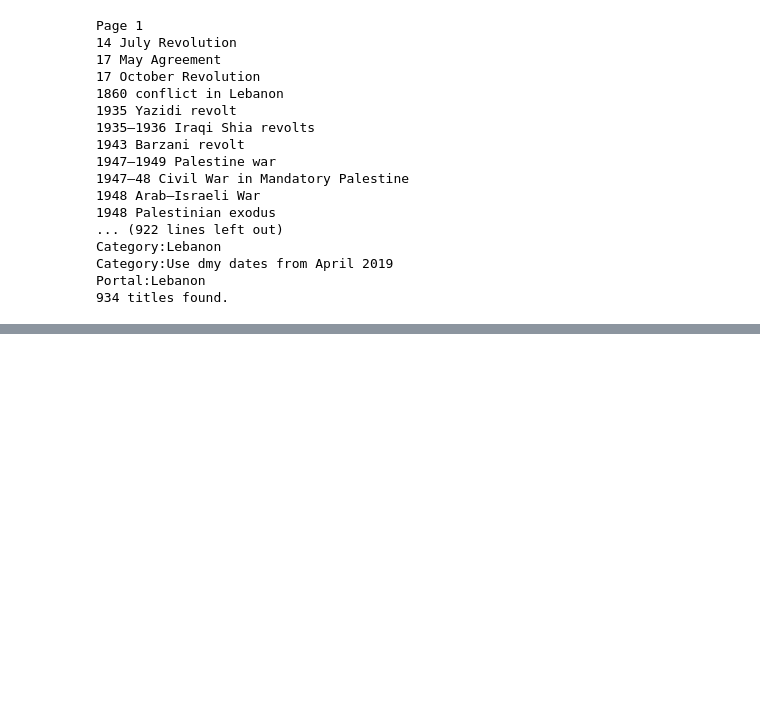
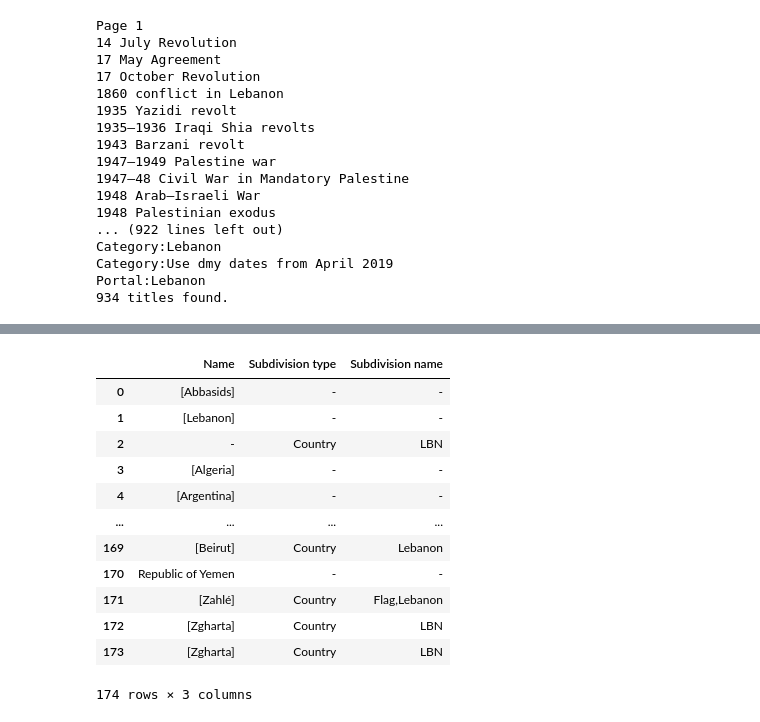
Before and after one commit to hiyamgh/HiddenChronicles-IdeologyDetection, a Jupyter notebook: semantic_shifts/wikipedia/scrape_wikipedia-arabic.ipynb, the cells around one changed output, grey strips where cells are left out. Drawn from its saved outputs; the diff is of its cells as text; code cells hidden in the pictures; blank space fills up the shorter version.

```diff
--- a/semantic_shifts/wikipedia/scrape_wikipedia-arabic.ipynb
+++ b/semantic_shifts/wikipedia/scrape_wikipedia-arabic.ipynb
@@ -680,7 +603,7 @@ for p in page_titles:
                                 continue
                         print('END')
                     else:
-                        p_ar = '-'
+                        political_party_ar = '-'
 
                     if nationality != '-':
                         print('START')
@@ -742,3 +848,6 @@ df_politician_ar
 mkdir(datasets_dir)
 df_politician_en.to_csv(os.path.join(datasets_dir, 'politicians_en.csv'), index=False)
 df_politician_ar.to_csv(os.path.join(datasets_dir, 'politicians_ar.csv'), index=False, encoding='utf-8-sig')
+# %%
+df_locations_en = pd.DataFrame(columns=['Name', 'Subdivision type', 'Subdivision name'])
+df_locations_ar = pd.DataFrame(columns=['اسم التقسيم'         , 'نوع التقسيم' , 'الاسم'])
@@ -744,0 +1068,16 @@ df_politician_ar.to_csv(os.path.join(datasets_dir, 'politicians_ar.csv'), index=
+# %%
+df_locations_en
+# %% [output]
+|  | Name | Subdivision type | Subdivision name |
+| 0 | [Abbasids] | - | - |
+| 1 | [Lebanon] | - | - |
+| 2 | - | Country | LBN |
+| 3 | [Algeria] | - | - |
+| 4 | [Argentina] | - | - |
+| ... | ... | ... | ... |
+| 169 | [Beirut] | Country | Lebanon |
+| 170 | Republic of Yemen | - | - |
+| 171 | [Zahlé] | Country | Flag,Lebanon |
+| 172 | [Zgharta] | Country | LBN |
+| 173 | [Zgharta] | Country | LBN |
+174 rows × 3 columns
```
Also changed, not shown: parts of 11 cells of this notebook, 6 other files.
